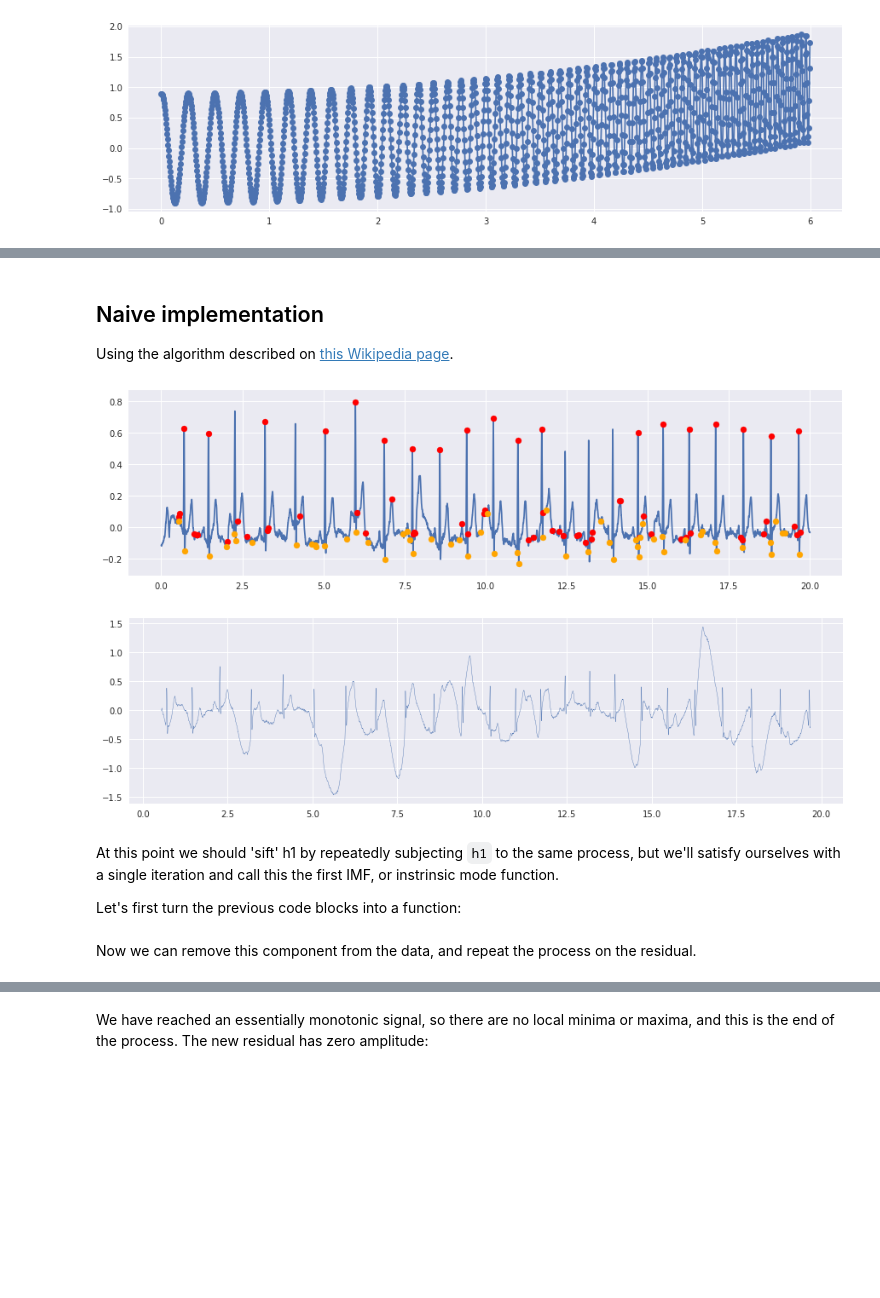
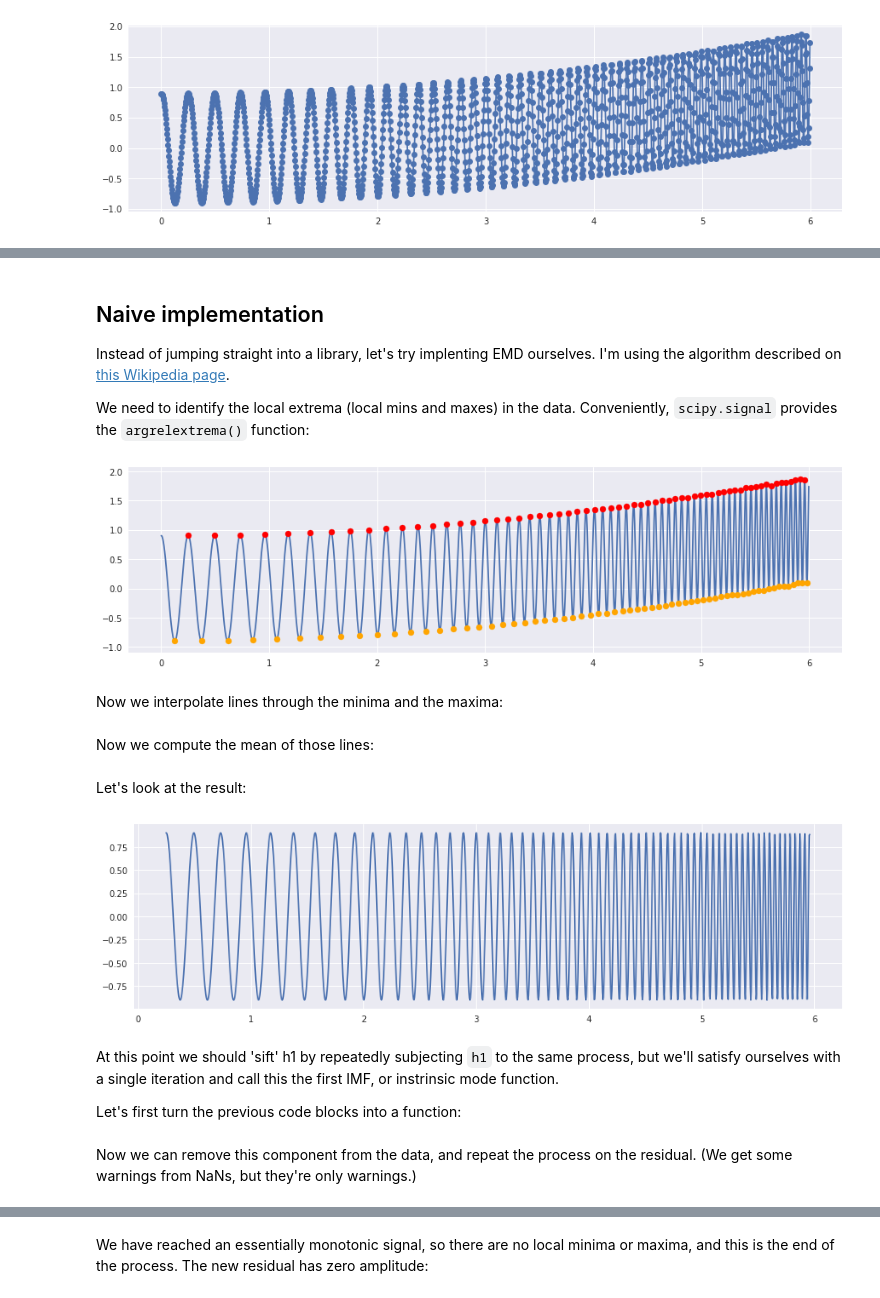
Before and after one commit to seg/tutorials-2018, a Jupyter notebook: 1806_Time-frequency/EMD.ipynb, the cells around one changed output, grey strips where cells are left out. Drawn from its saved outputs; the diff is of its cells as text; code cells hidden in the pictures; blank space fills up the shorter version.

```diff
--- a/1806_Time-frequency/EMD.ipynb
+++ b/1806_Time-frequency/EMD.ipynb
@@ -14,7 +16,7 @@ dt = 0.004
 f0 = 4.0
 t1 = 6.0
 f1 = 24.0
-timebase = np.arange(0, t1, dt)
-chirp = 0.9 * scipy.signal.chirp(timebase, f0, t1, f1, method='quadratic') + timebase**2 / 36
+t = np.arange(0, t1, dt)
+chirp = 0.9 * scipy.signal.chirp(t, f0, t1, f1, method='quadratic') + t**2 / 36
 # %%
 fig, ax = plt.subplots(figsize=(15, 4))
@@ -46,0 +27,2 @@ ipd.Audio(signal, rate=fs)
+# %%
+signal = chirp
@@ -47,7 +31,9 @@ ipd.Audio(signal, rate=fs)
 # %% [markdown]
 ## Naive implementation
 
-Using the algorithm described on [this Wikipedia page](https://en.wikipedia.org/wiki/Hilbert%E2%80%93Huang_transform).
+Instead of jumping straight into a library, let's try implenting EMD ourselves. I'm using the algorithm described on [this Wikipedia page](https://en.wikipedia.org/wiki/Hilbert%E2%80%93Huang_transform).
+
+We need to identify the local extrema (local mins and maxes) in the data. Conveniently, `scipy.signal` provides the `argrelextrema()` function:
 # %%
 from scipy.signal import argrelextrema
 
@@ -60,7 +46,9 @@ ax.scatter(t[ma], signal[ma], c='red', zorder=100)
 ax.scatter(t[mi], signal[mi], c='orange', zorder=100)
 plt.show()
 # %% [output]
-[figure, old version]
+[figure, new version]
+# %% [markdown]
+Now we interpolate lines through the minima and the maxima:
 # %%
 from scipy.interpolate import interp1d
 
@@ -73,0 +60,2 @@ h1 = signal - (ma_env + mi_env) / 2
+# %% [markdown]
+Now we compute the mean of those lines:
@@ -74,9 +64,11 @@ h1 = signal - (ma_env + mi_env) / 2
+# %% [markdown]
+Let's look at the result:
 # %%
 fig, ax = plt.subplots(figsize=(15, 4))
-ax.plot(t, h1, lw=0.4)
+ax.plot(t, h1)
 plt.show()
 # %% [output]
-[figure, old version]
+[figure, new version]
 # %% [markdown]
 At this point we should 'sift' h1 by repeatedly subjecting `h1` to the same process, but we'll satisfy ourselves with a single iteration and call this the first IMF, or instrinsic mode function.
 
@@ -99,7 +91,7 @@ def extract(t, s):
 
     return s - (ma_env + mi_env) / 2
 # %% [markdown]
-Now we can remove this component from the data, and repeat the process on the residual.
+Now we can remove this component from the data, and repeat the process on the residual. (We get some warnings from NaNs, but they're only warnings.)
 # %%
 r1 = signal - h1
 # %%
```
Also changed, not shown: parts of 24 cells of this notebook, 18 other files.
